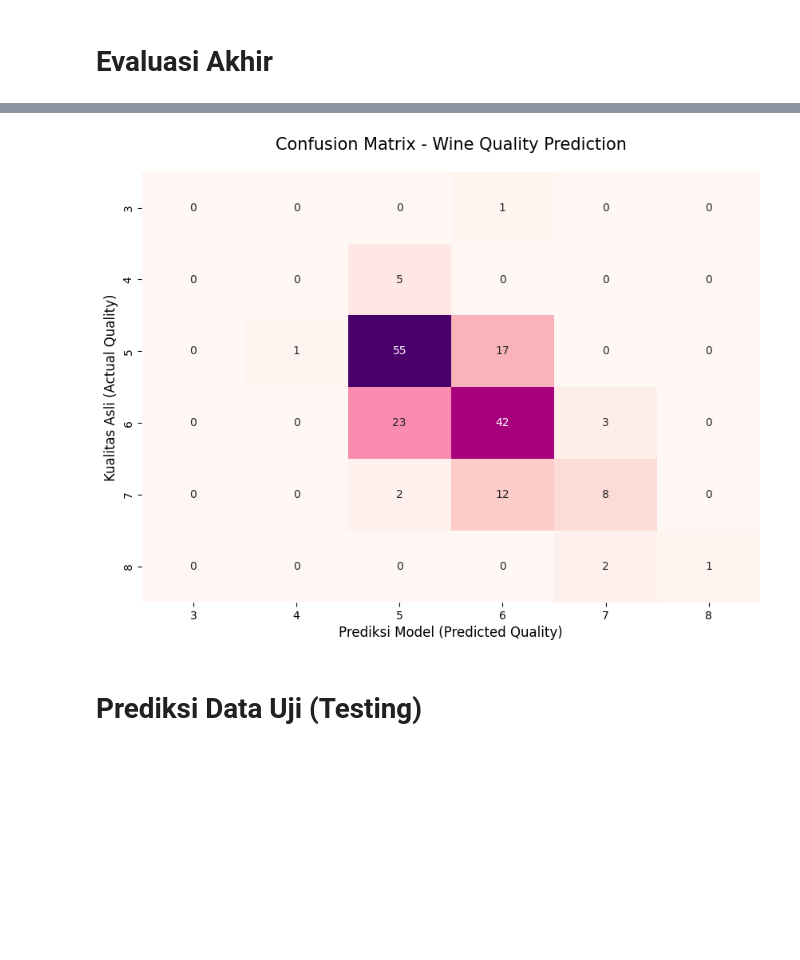
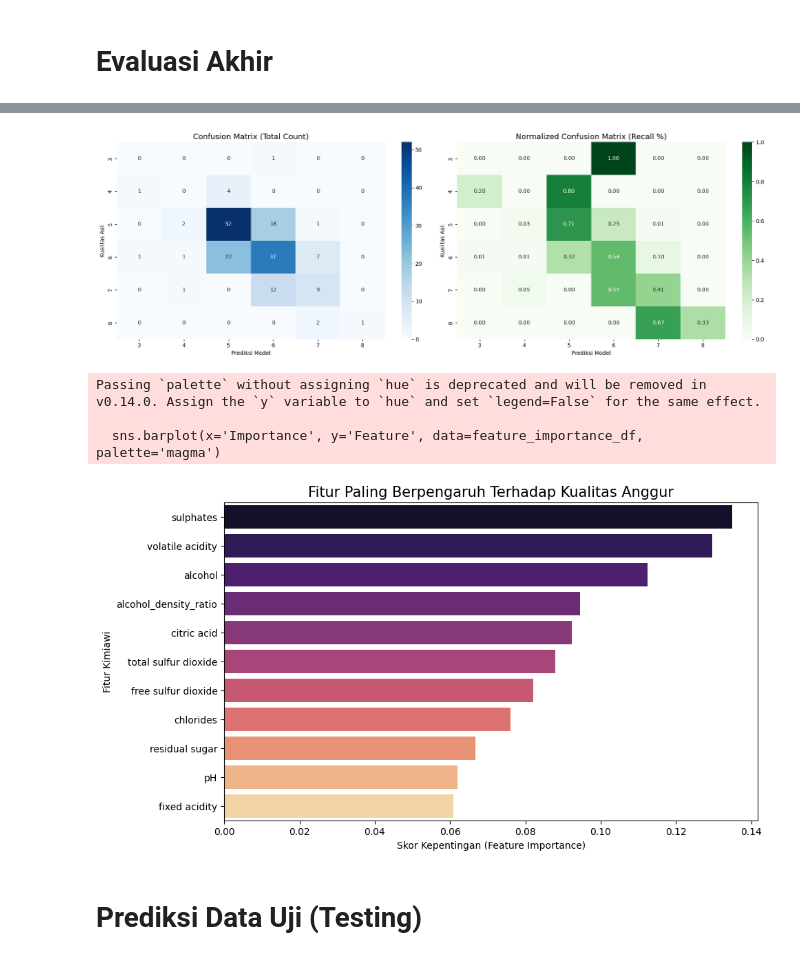
Before and after one commit to PashaAkrilian/Wine-Quality-Prediction, a Jupyter notebook: uts-data-mining.ipynb, the cells around one changed output, grey strips where cells are left out. Cells and saved outputs as stored; diff of their text form; code cells hidden in the pictures; blank space fills up the shorter version.

Commit message:
Kaggle Notebook | UTS_Data Mining  | Version 6

```diff
--- a/uts-data-mining.ipynb
+++ b/uts-data-mining.ipynb
@@ -478,7 +625,7 @@ Model Final Berhasil Dilatih!
 # Evaluasi Akhir
 # %%
 # =================================================================
-# Tahap 8: Evaluasi Akhir (REVISI)
+# Tahap 8: Evaluasi Akhir (Ditingkatkan & Analisis Mendalam)
 # Proyek: Klasifikasi Kualitas Anggur (UTS PDAB 2026)
 # =================================================================
 
@@ -487,41 +634,58 @@ import seaborn as sns
 import matplotlib.pyplot as plt
 import numpy as np
 
-# 8.1 Melakukan Prediksi pada Data Validasi
-# Pastikan X_val_pruned adalah data yang belum pernah dilihat model saat 'fit'
-y_pred_val_shifted = final_model.predict(X_val_pruned)
-
-# 8.2 Mengembalikan Skala Label (Reverse Shift)
-# Mengembalikan label 0-indexed (hasil XGBoost) ke label asli anggur (misal: 3-8)
+# 8.1 Prediksi pada Data Validasi
+# Menggunakan fitur yang sudah melewati tahap pruning dan pembersihan multikolinearitas
+y_pred_val_shifted = final_model.predict(X_val_final)
 y_pred_val = y_pred_val_shifted + min_label
 
-# 8.3 Menghitung Metrik Utama
-val_accuracy = accuracy_score(y_val, y_pred_val)
-# Menggunakan weighted F1-score karena adanya ketidakseimbangan kelas pada data wine
-val_f1 = f1_score(y_val, y_pred_val, average='weighted')
+# 8.2 Perhitungan Metrik Komprehensif
+accuracy = accuracy_score(y_val, y_pred_val)
+f1_weighted = f1_score(y_val, y_pred_val, average='weighted')
+f1_macro = f1_score(y_val, y_pred_val, average='macro')
 
-print(f"--- Evaluasi Model Final (Internal Validation) ---")
-print(f"Akurasi pada Data Validasi: {val_accuracy * 100:.2f}%")
-print(f"F1-Score (Weighted): {val_f1:.4f}\n")
+print(f"--- RANGKUMAN EVALUASI FINAL ---")
+print(f"Akurasi Keseluruhan  : {accuracy * 100:.2f}%")
+print(f"F1-Score (Weighted)  : {f1_weighted:.4f}")
+print(f"F1-Score (Macro)     : {f1_macro:.4f} (Keseimbangan performa antar kelas)\n")
 
-# 8.4 Menampilkan Classification Report Lengkap
-# zero_division=0 memastikan tidak ada error jika ada kelas yang tidak terprediksi
-print("Classification Report:")
+# 8.3 Classification Report Terperinci
+print("Classification Report Detail:")
 print(classification_report(y_val, y_pred_val, zero_division=0))
 
-# 8.5 Visualisasi Confusion Matrix dengan Persentase
+# 8.4 Visualisasi Confusion Matrix Ganda (Absolut & Normalisasi)
 cm = confusion_matrix(y_val, y_pred_val)
+cm_normalized = cm.astype('float') / cm.sum(axis=1)[:, np.newaxis]
 labels = sorted(y_val.unique())
 
-plt.figure(figsize=(10, 7))
-# Menampilkan angka absolut dan normalisasi (persentase) agar lebih mudah dibaca
-sns.heatmap(cm, annot=True, fmt='d', cmap='RdPu',
-            xticklabels=labels,
-            yticklabels=labels,
-            cbar=False)
+fig, ax = plt.subplots(1, 2, figsize=(18, 6))
 
-plt.title('Confusion Matrix - Wine Quality Prediction', fontsize=15, pad=20)
-plt.xlabel('Prediksi Model (Predicted Quality)', fontsize=12)
-plt.ylabel('Kualitas Asli (Actual Quality)', fontsize=12)
+# Plot 1: Jumlah Absolut (Count)
+sns.heatmap(cm, annot=True, fmt='d', cmap='Blues', xticklabels=labels, yticklabels=labels, ax=ax[0])
+ax[0].set_title('Confusion Matrix (Total Count)', fontsize=14)
+ax[0].set_xlabel('Prediksi Model')
+ax[0].set_ylabel('Kualitas Asli')
+
+# Plot 2: Persentase (Normalized) - Melihat akurasi prediksi per skor kualitas
+sns.heatmap(cm_normalized, annot=True, fmt='.2f', cmap='Greens', xticklabels=labels, yticklabels=labels, ax=ax[1])
+ax[1].set_title('Normalized Confusion Matrix (Recall %)', fontsize=14)
+ax[1].set_xlabel('Prediksi Model')
+ax[1].set_ylabel('Kualitas Asli')
+
+plt.tight_layout()
 plt.show()
+
+# 8.5 Analisis Mendalam: Feature Importance[cite: 1]
+# Melihat faktor kimiawi apa yang paling menentukan kualitas setelah optimasi
+importances = final_model.feature_importances_
+feature_names = X_train_final.columns
+feature_importance_df = pd.DataFrame({'Feature': feature_names, 'Importance': importances})
+feature_importance_df = feature_importance_df.sort_values(by='Importance', ascending=False)
+
+plt.figure(figsize=(10, 6))
+sns.barplot(x='Importance', y='Feature', data=feature_importance_df, palette='magma')
+plt.title('Fitur Paling Berpengaruh Terhadap Kualitas Anggur', fontsize=15)
+plt.xlabel('Skor Kepentingan (Feature Importance)')
+plt.ylabel('Fitur Kimiawi')
+plt.show()
 # %% [output]
@@ -545,4 +710,8 @@ weighted avg       0.60      0.62      0.60       172
-[figure, old version]
+[figure, new version]
+Passing `palette` without assigning `hue` is deprecated and will be removed in v0.14.0. Assign the `y` variable to `hue` and set `legend=False` for the same effect.
+
+  sns.barplot(x='Importance', y='Feature', data=feature_importance_df, palette='magma')
+[figure, added]
 # %% [markdown]
 # Prediksi Data Uji (Testing)
 # %%
```
Also changed, not shown: parts of 14 cells of this notebook.
